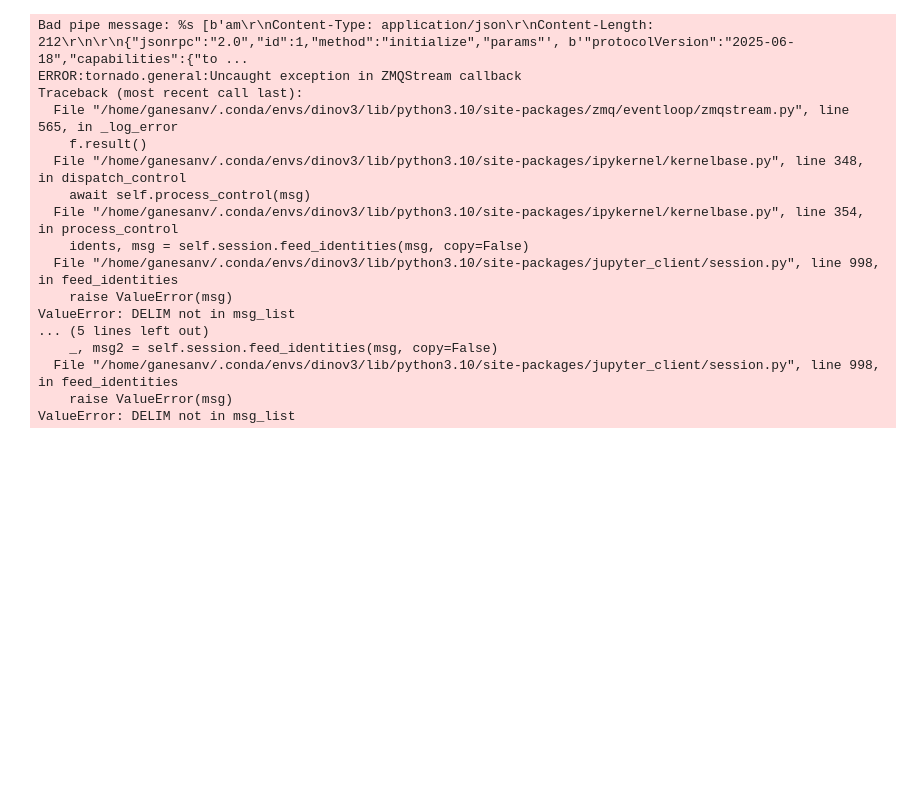
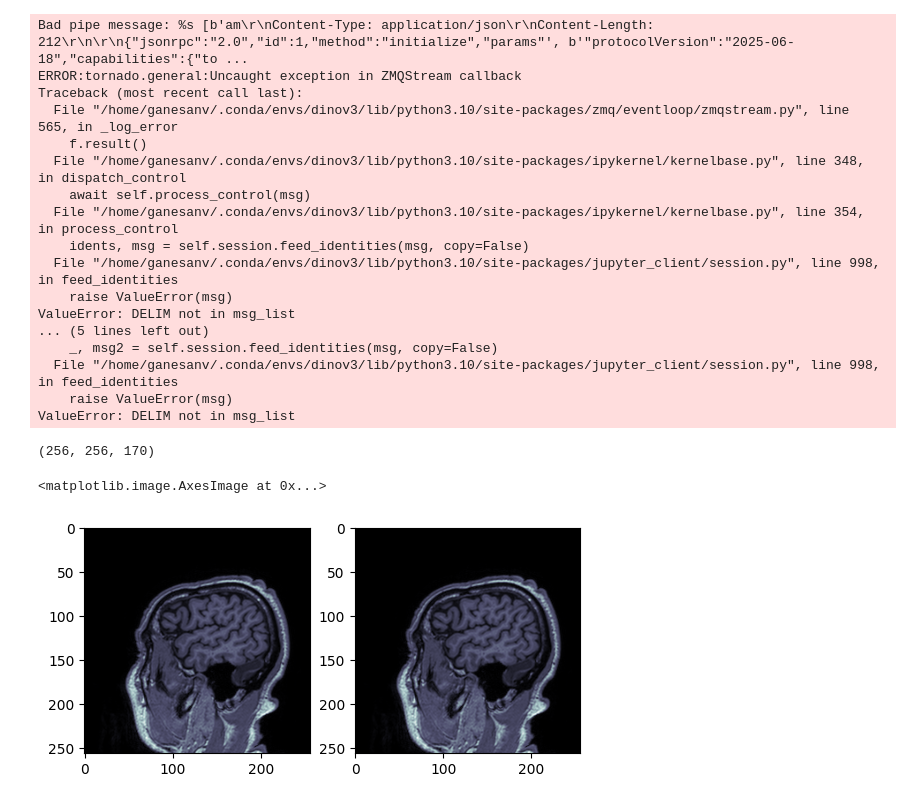
Before and after one commit to VikramGanesanjs/tlab-project-s2026, a Jupyter notebook: src/data_debugging.ipynb, the cells around one changed output. Cells and saved outputs as stored; diff of their text form; code cells hidden in the pictures; blank space fills up the shorter version.

```diff
--- a/src/data_debugging.ipynb
+++ b/src/data_debugging.ipynb
@@ -189,3 +189,20 @@ ValueError: DELIM not in msg_list
   File "/home/ganesanv/.conda/envs/dinov3/lib/python3.10/site-packages/jupyter_client/session.py", line 998, in feed_identities
     raise ValueError(msg)
 ValueError: DELIM not in msg_list
+# %%
+import matplotlib.pyplot as plt
+
+img1 = nib.load(test_img_paths_subset[7])
+# img1 = nib.as_closest_canonical(img1)
+
+volume = np.asanyarray(img1.dataobj)
+
+print(volume.shape)
+fig, ax = plt.subplots(1, 2)
+
+ax[0].imshow(volume[: , : , 130], cmap=plt.cm.bone)
+ax[1].imshow(volume[: , : , 130], cmap=plt.cm.bone)
+# %% [output]
+(256, 256, 170)
+<matplotlib.image.AxesImage at 0x...>
+[figure, added]
```
Also changed, not shown: parts of 1 cell of this notebook, 6 other files.
